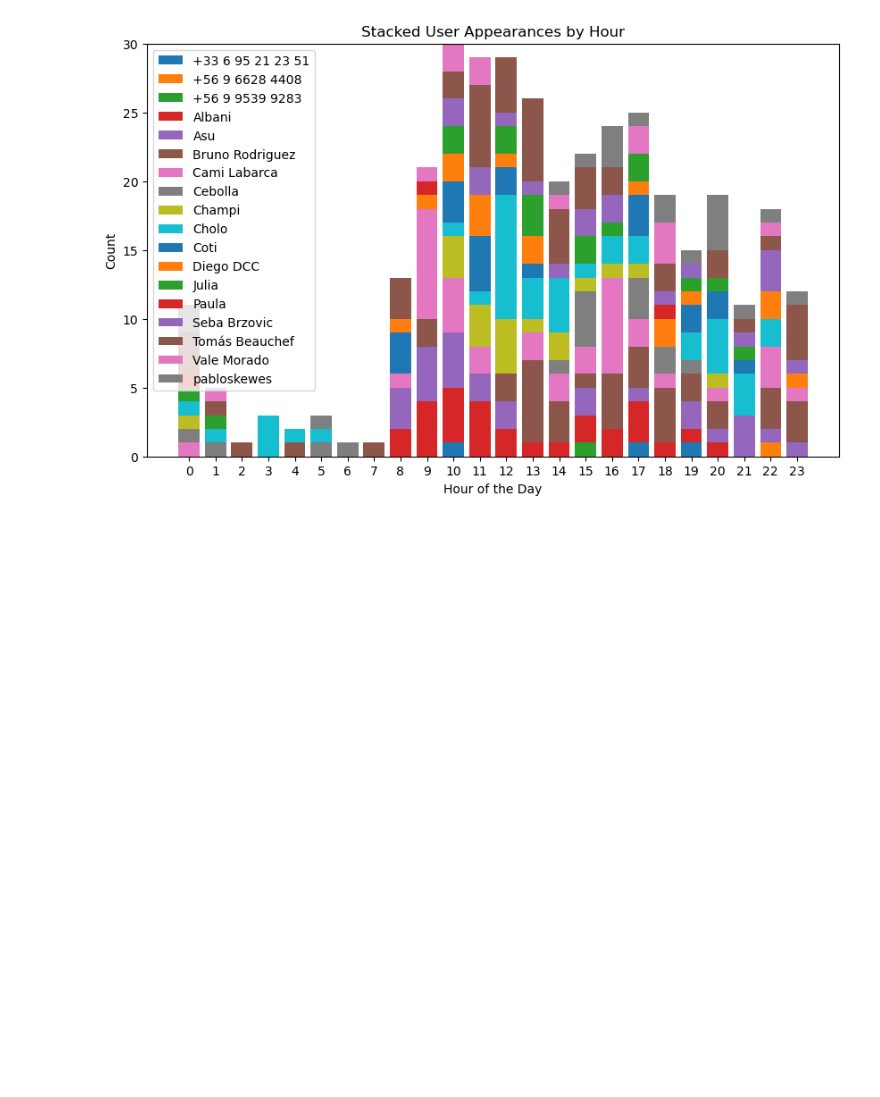
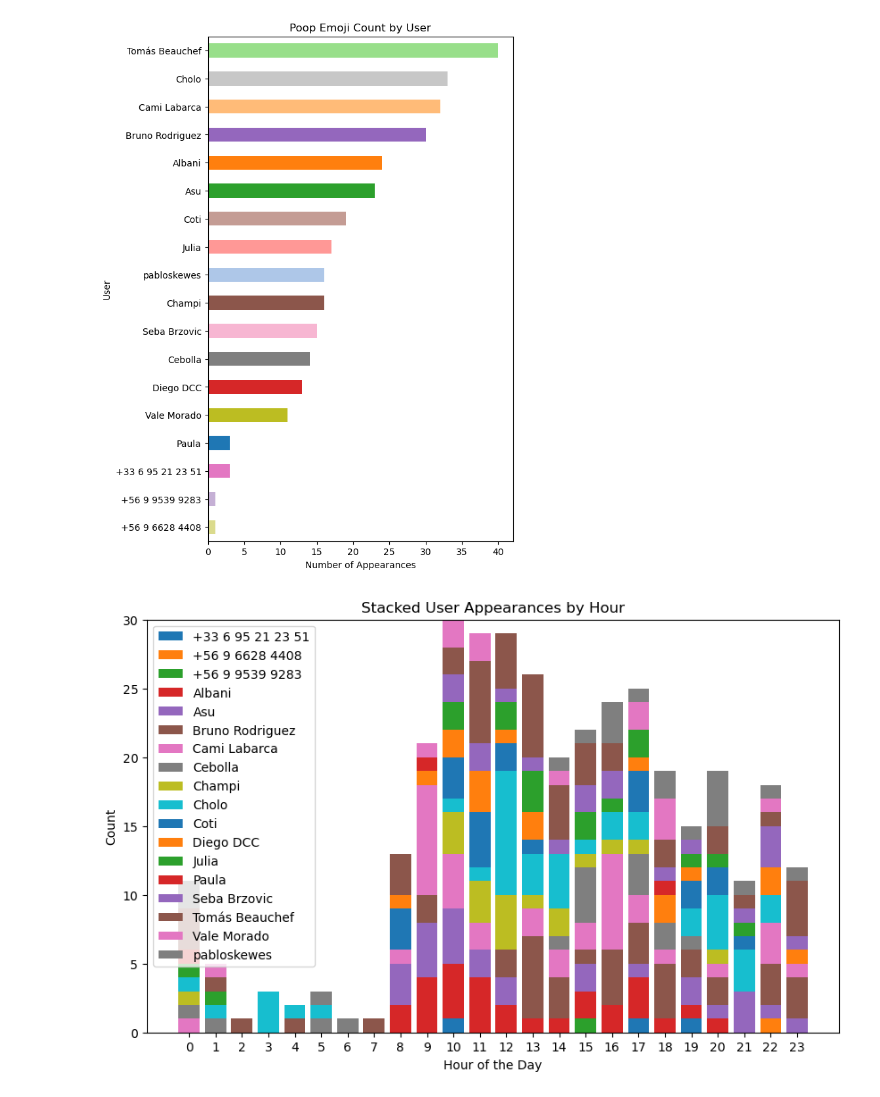
Before and after one commit to pabloskewes/poopanalytics, a Jupyter notebook: notebooks/caca.ipynb, the cells around one changed output. Cells and saved outputs as stored; diff of their text form; code cells hidden in the pictures; blank space fills up the shorter version.

```diff
--- a/notebooks/caca.ipynb
+++ b/notebooks/caca.ipynb
@@ -45,3 +72,36 @@ data
+# %%
+
+def update_graph(current_time_index):
+    # Filter the dataframe for the selected time
+    filtered_df = df[df['datetime'] <= df['datetime'].unique()[current_time_index]]
+
+    # Count the occurrences of each user
+    user_counts = filtered_df['user'].value_counts()
+
+    # Plot the data
+    plt.figure(figsize=(6, 10))  # Adjust the figure size
+    user_counts.plot(kind='barh', color=[color_map[user] for user in user_counts.index])  # Use 'barh' for horizontal bar plot
+    plt.title('Poop Emoji Count by User')
+    plt.xlabel('Number of Appearances')  # Swap x and y labels
+    plt.ylabel('User')  # Swap x and y labels
+    plt.gca().invert_yaxis()  # Invert the y-axis to display the top user at the top
+    plt.show()
+
+    # Update the time index or reset if it reaches the end
+    if current_time_index + 1 < len(df['time'].unique()):
+        current_time_index += 1
+    else:
+        return
+        current_time_index = 0
+
+    time.sleep(0.01)  # Wait for 1 second between updates
+    clear_output(wait=True)
+    update_graph(current_time_index)
+
+# Start the automatic updating
+update_graph(0)
+# %% [output]
+[figure, added]
 # %%
 import pandas as pd
 import matplotlib.pyplot as plt
```
Also changed, not shown: parts of 3 cells of this notebook, 1 other file.
